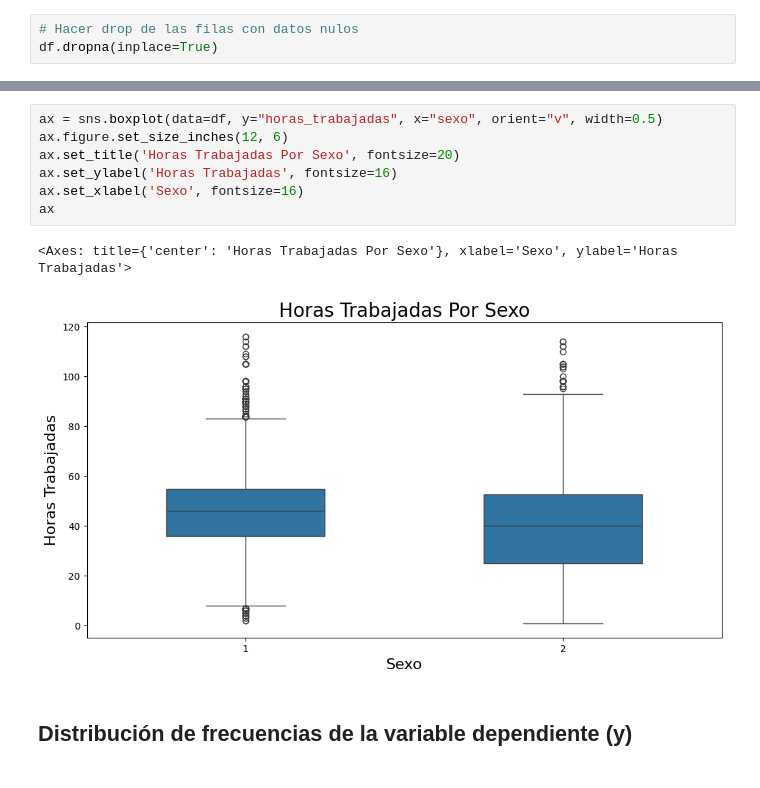
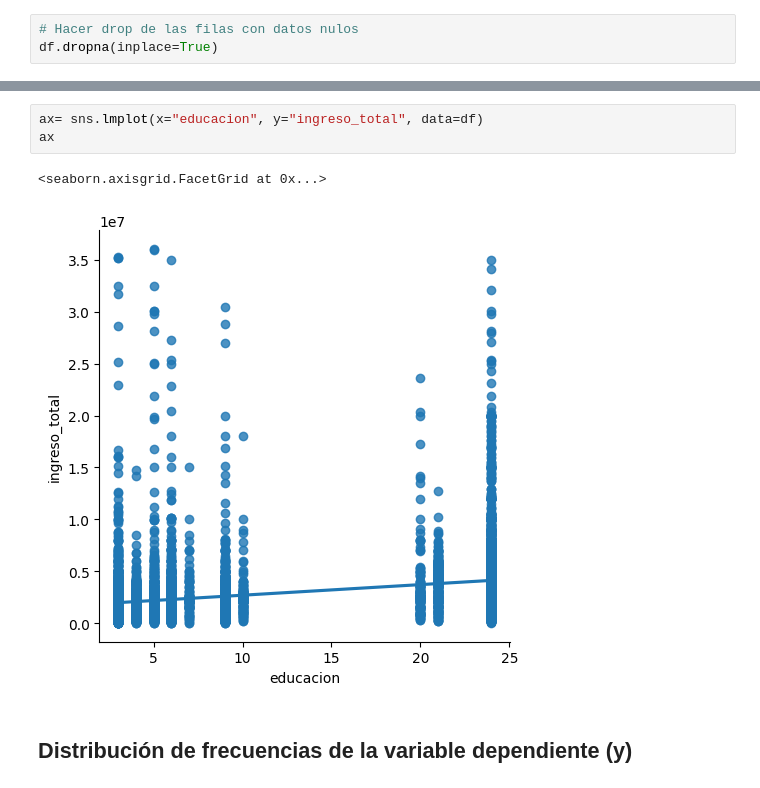
Before and after one commit to NelbaBarreto/programacion-ciencias-datos, a Jupyter notebook: trabajo_practico_estadistica_regresion.ipynb, the cells around one changed output, grey strips where cells are left out. Saved outputs shown, nothing was run; the diff lists cells and outputs as text.

```diff
--- a/trabajo_practico_estadistica_regresion.ipynb
+++ b/trabajo_practico_estadistica_regresion.ipynb
@@ -159,13 +541,9 @@ plt.show()
-# %%
-ax = sns.boxplot(data=df, y="horas_trabajadas", x="sexo", orient="v", width=0.5)
-ax.figure.set_size_inches(12, 6)
-ax.set_title('Horas Trabajadas Por Sexo', fontsize=20)
-ax.set_ylabel('Horas Trabajadas', fontsize=16)
-ax.set_xlabel('Sexo', fontsize=16)
-ax
-# %% [output]
-<Axes: title={'center': 'Horas Trabajadas Por Sexo'}, xlabel='Sexo', ylabel='Horas Trabajadas'>
-[figure, removed]
+# %%
+ax= sns.lmplot(x="educacion", y="ingreso_total", data=df)
+ax
+# %% [output]
+<seaborn.axisgrid.FacetGrid at 0x...>
+[figure, added]
 # %% [markdown]
 ## Distribución de frecuencias de la variable dependiente (y)
 # %%
```
Also changed, not shown: parts of 31 cells of this notebook.
